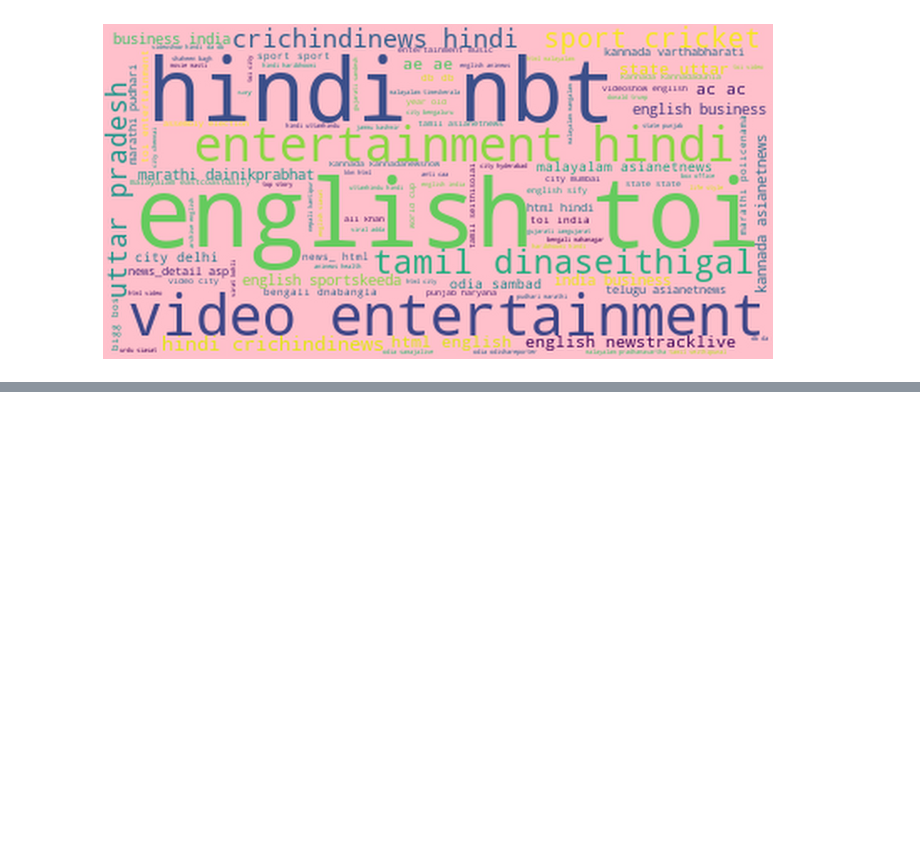
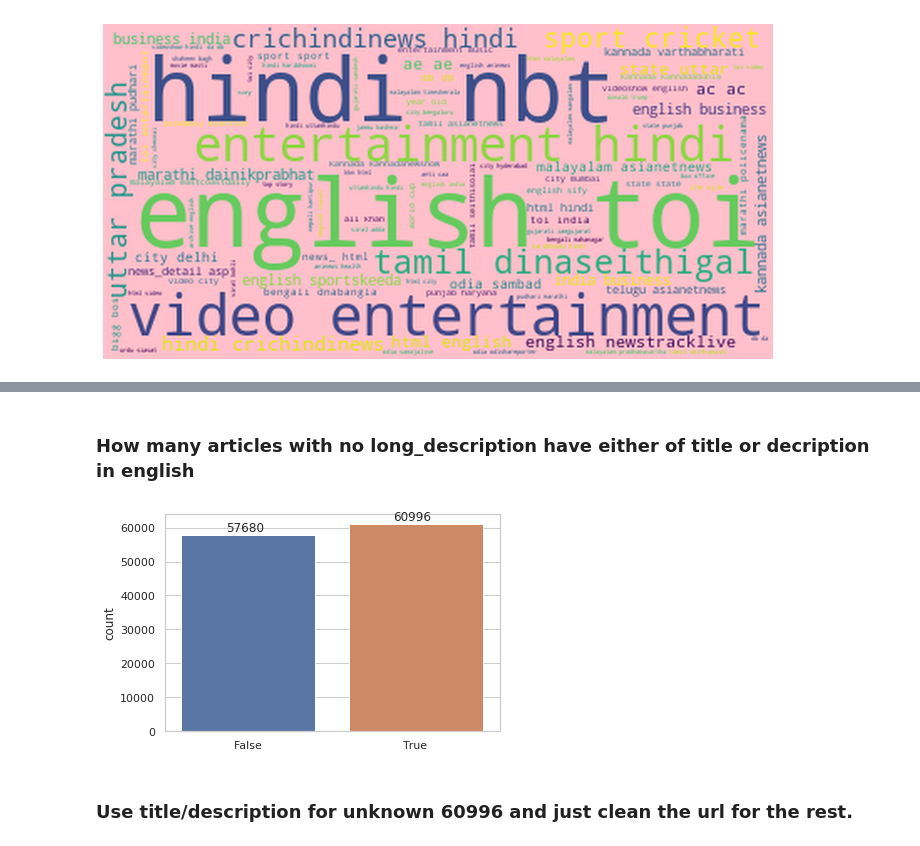
Before and after one commit to Derpimort/News-Categorization, a Jupyter notebook: EDA.ipynb, the cells around one changed output, grey strips where cells are left out. Cells and saved outputs as stored; diff of their text form; code cells hidden in the pictures; blank space fills up the shorter version.

```diff
--- a/EDA.ipynb
+++ b/EDA.ipynb
@@ -99,0 +104,10 @@ counts=vectorizer.fit_transform(df_train['title'])
+# %% [markdown]
+### How many articles with no long_description have either of title or decription in english
+# %%
+ax=sns.countplot(np.any(df_langs[df_langs['long_description_lang']=='unknown']=='en', axis=1))
+for p in ax.patches:
+    ax.annotate('%d'%(p.get_height()), (p.get_x()+p.get_width()/3, p.get_height()+1000))
+# %% [output]
+[figure, added]
+# %% [markdown]
+### Use title/description for unknown 60996 and just clean the url for the rest.
```
Also changed, not shown: parts of 9 cells of this notebook, 1 other file.
